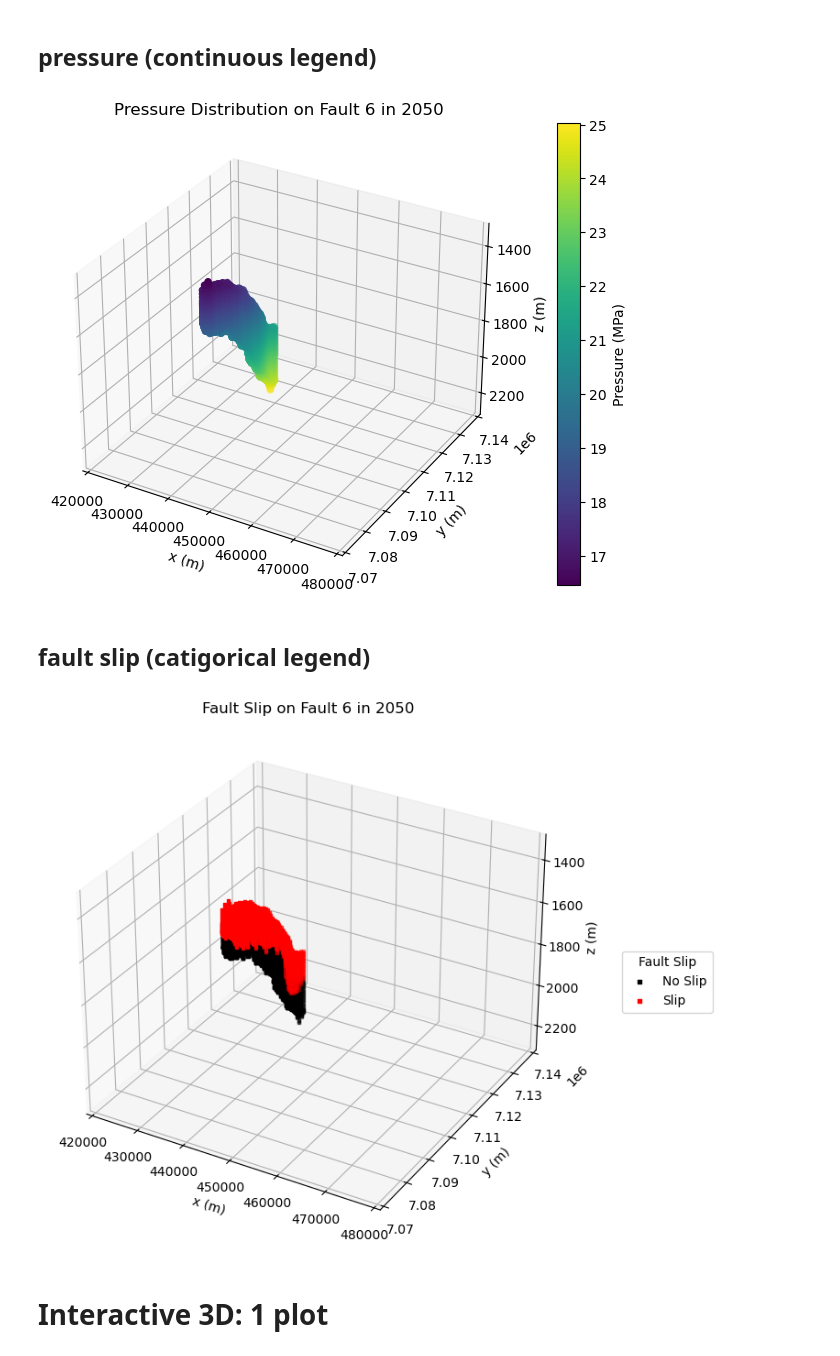
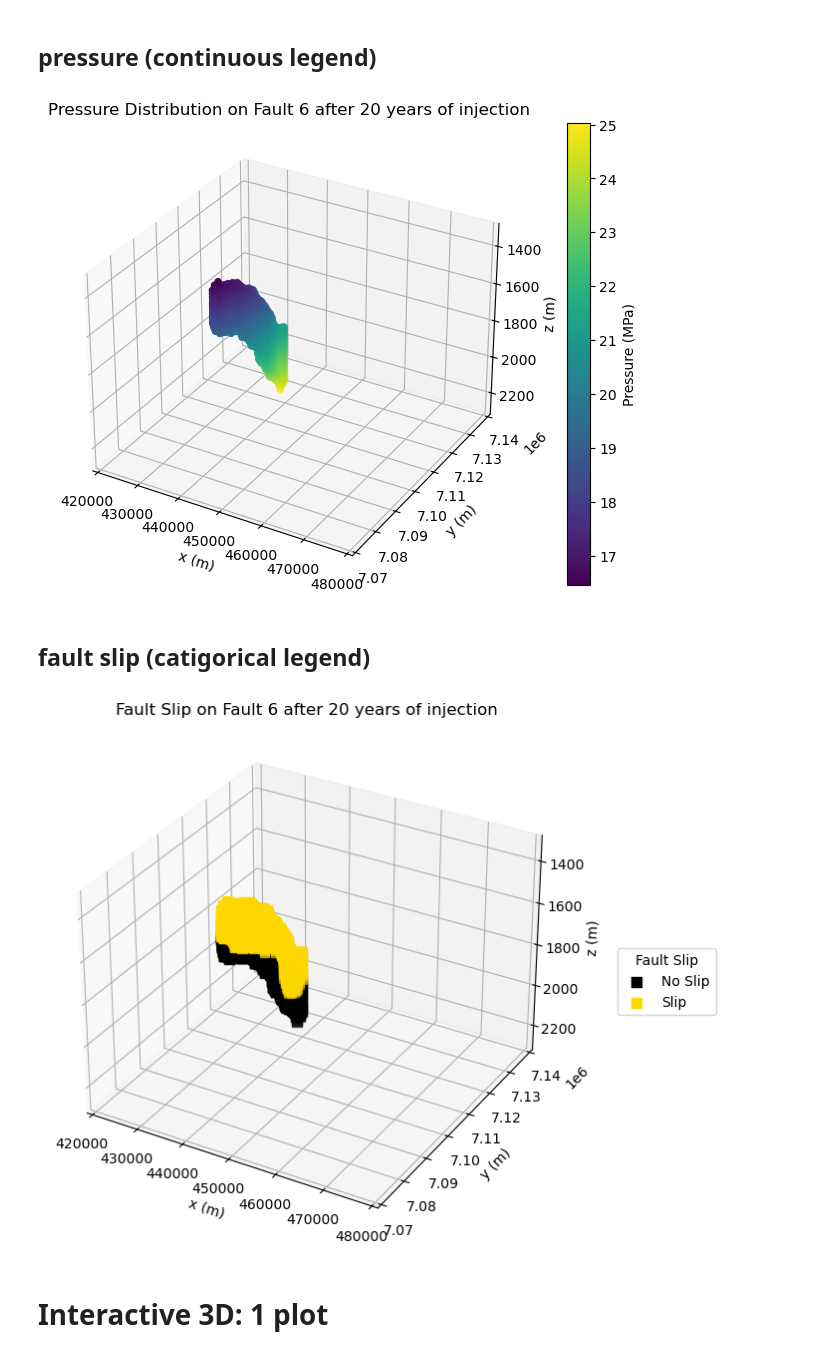
Before and after one commit to JihuiDing/postCMGsim, a Jupyter notebook: nb_plot_3D.ipynb, the cells around one changed output. Saved outputs shown, nothing was run; the diff lists cells and outputs as text; code cells hidden in the pictures.

Commit message:
update 3d plots

```diff
--- a/nb_plot_3D.ipynb
+++ b/nb_plot_3D.ipynb
@@ -25,14 +25,14 @@ sc = ax.scatter(x_coor, y_coor, z_coor, c=pres_val, cmap='viridis')
 plt.colorbar(sc, label='Pressure (MPa)')
 ax.set_xlabel('x (m)'); ax.set_ylabel('y (m)'); ax.set_zlabel('z (m)')
 ax.set_xlim(420000, 480000); ax.set_ylim(7070000, 7140000); ax.set_zlim(2300,1300)
-ax.set_title(f'Pressure Distribution on Fault 6 in {year}')
+ax.set_title(f'Pressure Distribution on Fault 6 after 20 years of injection')
 # --- CHANGE PERSPECTIVE HERE ---
 # ax.view_init(elev=90, azim=0) # Example: Top-down view
 # ax.view_init(elev=20, azim=-65) # Example: A good starting isometric view
 # Show plot
 plt.show()
 # %% [output]
-[figure, old version]
+[figure, new version]
 # %% [markdown]
 ## fault slip (catigorical legend)
 # %%
@@ -44,6 +44,7 @@ fault_id = 0; year = 2050; year_list = [2030, 2040, 2050, 2060, 2550, 3050]
 coor_fault = np.load('results/JD_Sula_2025_flow_coor&fault_reservoir.npy')
 pres = np.load('data/results_trimmed/case1_PRES.npy')
 fault_slip = np.load('results/fault_slip/case1_fault_slip.npy')
+
 # Filter data for the specific fault_id
 mask = (coor_fault[:,:,:,3] == fault_id)
 x_coor,y_coor,z_coor = coor_fault[:,:,:,0][mask], coor_fault[:,:,:,1][mask], coor_fault[:,:,:,2][mask]
@@ -51,39 +52,39 @@ pres_val = pres[:,:,:,year_list.index(year)][mask]/1000 # convert to MPa
 fault_slip_val = fault_slip[:,:,:,year_list.index(year)][mask]
 
 # Create a 3D plot
-fig = plt.figure(figsize=(12, 6))
+fig = plt.figure(figsize=(11, 5.5))
 ax = fig.add_subplot(111, projection='3d')
 # Masks for categories
 mask0 = (fault_slip_val == 0)
 mask1 = (fault_slip_val == 1)
 
 # Plot each category separately
 ax.scatter(x_coor[mask0], y_coor[mask0], z_coor[mask0],
-           c='black', s=5, marker='s', label='No Slip')
+           c='black', s=50, marker='s', label='No Slip')
 ax.scatter(x_coor[mask1], y_coor[mask1], z_coor[mask1],
-           c='red', s=5, marker='s', label='Slip')
+           c='gold', s=50, marker='s', label='Slip')
 
 # Add categorical legend on the right, outside the plot
 ax.legend(
     title="Fault Slip",
     loc="center left",
     bbox_to_anchor=(1.1, 0.5),   # (x, y) anchor relative to the axes
     borderaxespad=0.
 )
 
 # Adjust layout so plot + legend fit
 plt.tight_layout()
 
 ax.set_xlabel('x (m)'); ax.set_ylabel('y (m)'); ax.set_zlabel('z (m)')
 ax.set_xlim(420000, 480000); ax.set_ylim(7070000, 7140000); ax.set_zlim(2300,1300)
-ax.set_title(f'Fault Slip on Fault 6 in {year}')
+ax.set_title('Fault Slip on Fault 6 after 20 years of injection')
 # --- CHANGE PERSPECTIVE HERE ---
 # ax.view_init(elev=90, azim=0) # Example: Top-down view
 # ax.view_init(elev=20, azim=-65) # Example: A good starting isometric view
 # Show plot
 plt.show()
 # %% [output]
-[figure, old version]
+[figure, new version]
 # %% [markdown]
 # Interactive 3D: 1 plot
 # %% [markdown]
```
Also changed, not shown: 2 other files.
